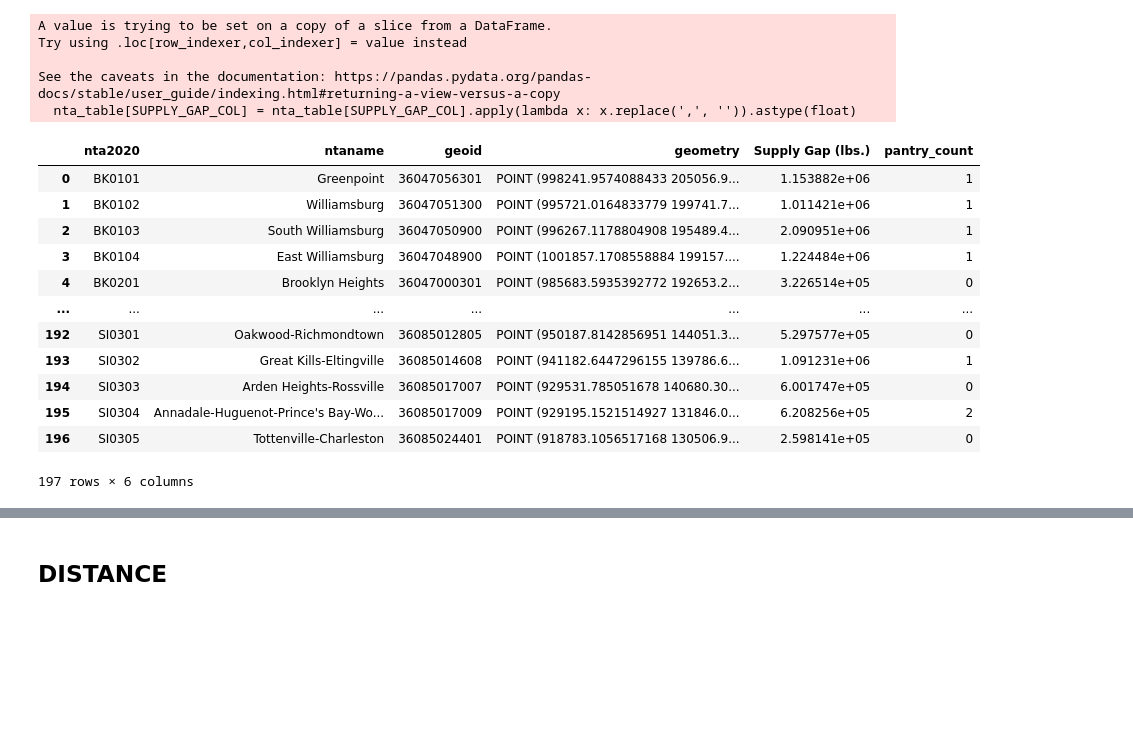
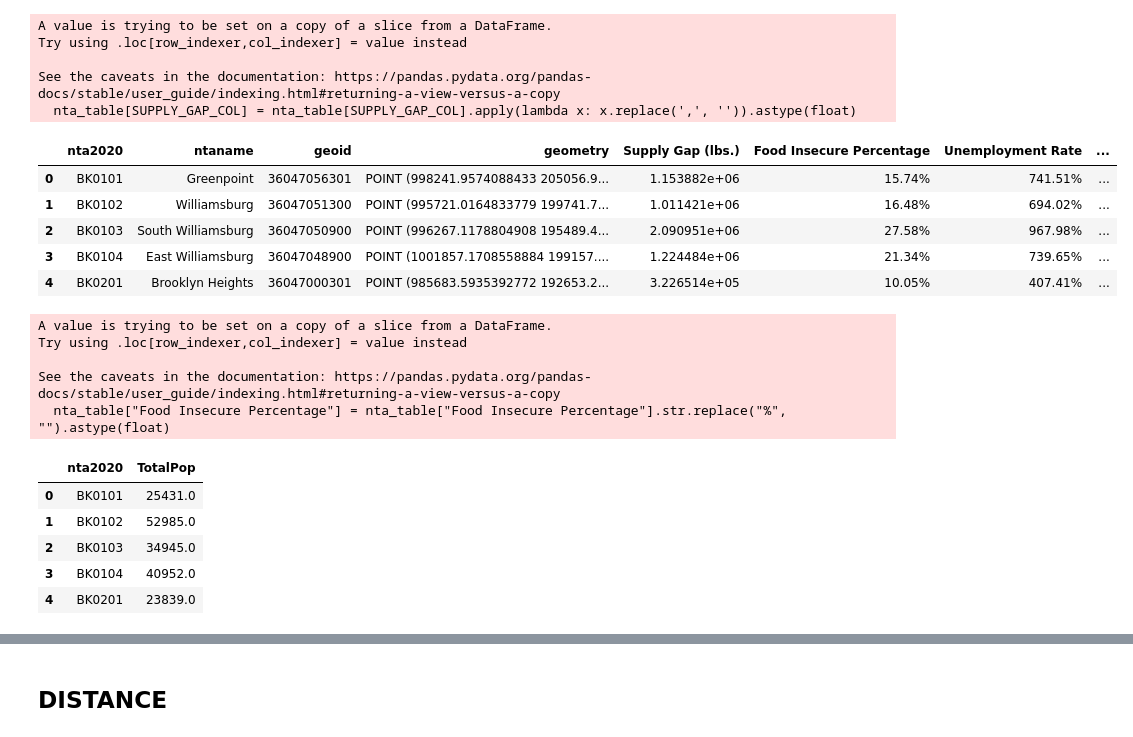
Before and after one commit to skrigel/nyc_food_supply_gap_analysis, a Jupyter notebook: preprocessing.ipynb, the cells around one changed output, grey strips where cells are left out. Saved outputs shown, nothing was run; the diff lists cells and outputs as text; code cells hidden in the pictures; blank space fills up the shorter version.

Commit message:
adding food insecure pop percetnage

```diff
--- a/preprocessing.ipynb
+++ b/preprocessing.ipynb
@@ -126,7 +128,6 @@ tracts
 # %%
-nta = pd.read_csv(NTA_PATH)
 SUPPLY_GAP_COL = "Supply Gap (lbs.)"
-nta_table = nta[['nta2020', 'ntaname','geoid','geometry','Supply Gap (lbs.)','pantry_count',]]
+nta_table = nta[['nta2020', 'ntaname','geoid','geometry','Supply Gap (lbs.)','Food Insecure Percentage','Unemployment Rate','Vulnerable Population Score','Weighted Score','Rank','pantry_count',]]
 nta_table[SUPPLY_GAP_COL] = nta_table[SUPPLY_GAP_COL].apply(lambda x: x.replace(',', '')).astype(float)
 # %% [output]
 A value is trying to be set on a copy of a slice from a DataFrame.
@@ -135,18 +136,19 @@ Try using .loc[row_indexer,col_indexer] = value instead
 See the caveats in the documentation: https://pandas.pydata.org/pandas-docs/stable/user_guide/indexing.html#returning-a-view-versus-a-copy
   nta_table[SUPPLY_GAP_COL] = nta_table[SUPPLY_GAP_COL].apply(lambda x: x.replace(',', '')).astype(float)
 # %%
-nta_table
+nta_table.head()
 # %% [output]
-|  | nta2020 | ntaname | geoid | geometry | Supply Gap (lbs.) | pantry_count |
-| 0 | BK0101 | Greenpoint | 36047056301 | POINT (998241.9574088433 205056.9... | 1.153882e+06 | 1 |
-| 1 | BK0102 | Williamsburg | 36047051300 | POINT (995721.0164833779 199741.7... | 1.011421e+06 | 1 |
-| 2 | BK0103 | South Williamsburg | 36047050900 | POINT (996267.1178804908 195489.4... | 2.090951e+06 | 1 |
-| 3 | BK0104 | East Williamsburg | 36047048900 | POINT (1001857.1708558884 199157.... | 1.224484e+06 | 1 |
-| 4 | BK0201 | Brooklyn Heights | 36047000301 | POINT (985683.5935392772 192653.2... | 3.226514e+05 | 0 |
-| ... | ... | ... | ... | ... | ... | ... |
-| 192 | SI0301 | Oakwood-Richmondtown | 36085012805 | POINT (950187.8142856951 144051.3... | 5.297577e+05 | 0 |
-| 193 | SI0302 | Great Kills-Eltingville | 36085014608 | POINT (941182.6447296155 139786.6... | 1.091231e+06 | 1 |
-| 194 | SI0303 | Arden Heights-Rossville | 36085017007 | POINT (929531.785051678 140680.30... | 6.001747e+05 | 0 |
-| 195 | SI0304 | Annadale-Huguenot-Prince's Bay-Wo... | 36085017009 | POINT (929195.1521514927 131846.0... | 6.208256e+05 | 2 |
-| 196 | SI0305 | Tottenville-Charleston | 36085024401 | POINT (918783.1056517168 130506.9... | 2.598141e+05 | 0 |
+|  | nta2020 | ntaname | geoid | geometry | Supply Gap (lbs.) | Food Insecure Percentage | Unemployment Rate | ... |
+| 0 | BK0101 | Greenpoint | 36047056301 | POINT (998241.9574088433 205056.9... | 1.153882e+06 | 15.74% | 741.51% | ... |
+| 1 | BK0102 | Williamsburg | 36047051300 | POINT (995721.0164833779 199741.7... | 1.011421e+06 | 16.48% | 694.02% | ... |
+| 2 | BK0103 | South Williamsburg | 36047050900 | POINT (996267.1178804908 195489.4... | 2.090951e+06 | 27.58% | 967.98% | ... |
+| 3 | BK0104 | East Williamsburg | 36047048900 | POINT (1001857.1708558884 199157.... | 1.224484e+06 | 21.34% | 739.65% | ... |
+| 4 | BK0201 | Brooklyn Heights | 36047000301 | POINT (985683.5935392772 192653.2... | 3.226514e+05 | 10.05% | 407.41% | ... |
-197 rows × 6 columns
+# %%
+nta_table["Food Insecure Percentage"] = nta_table["Food Insecure Percentage"].str.replace("%", "").astype(float)
+# %% [output]
+A value is trying to be set on a copy of a slice from a DataFrame.
+Try using .loc[row_indexer,col_indexer] = value instead
+
+See the caveats in the documentation: https://pandas.pydata.org/pandas-docs/stable/user_guide/indexing.html#returning-a-view-versus-a-copy
+  nta_table["Food Insecure Percentage"] = nta_table["Food Insecure Percentage"].str.replace("%", "").astype(float)
@@ -152,0 +158,9 @@ nta_table
+# %%
+populations.head()
+# %% [output]
+|  | nta2020 | TotalPop |
+| 0 | BK0101 | 25431.0 |
+| 1 | BK0102 | 52985.0 |
+| 2 | BK0103 | 34945.0 |
+| 3 | BK0104 | 40952.0 |
+| 4 | BK0201 | 23839.0 |
```
Also changed, not shown: parts of 6 cells of this notebook, 1 other file.
